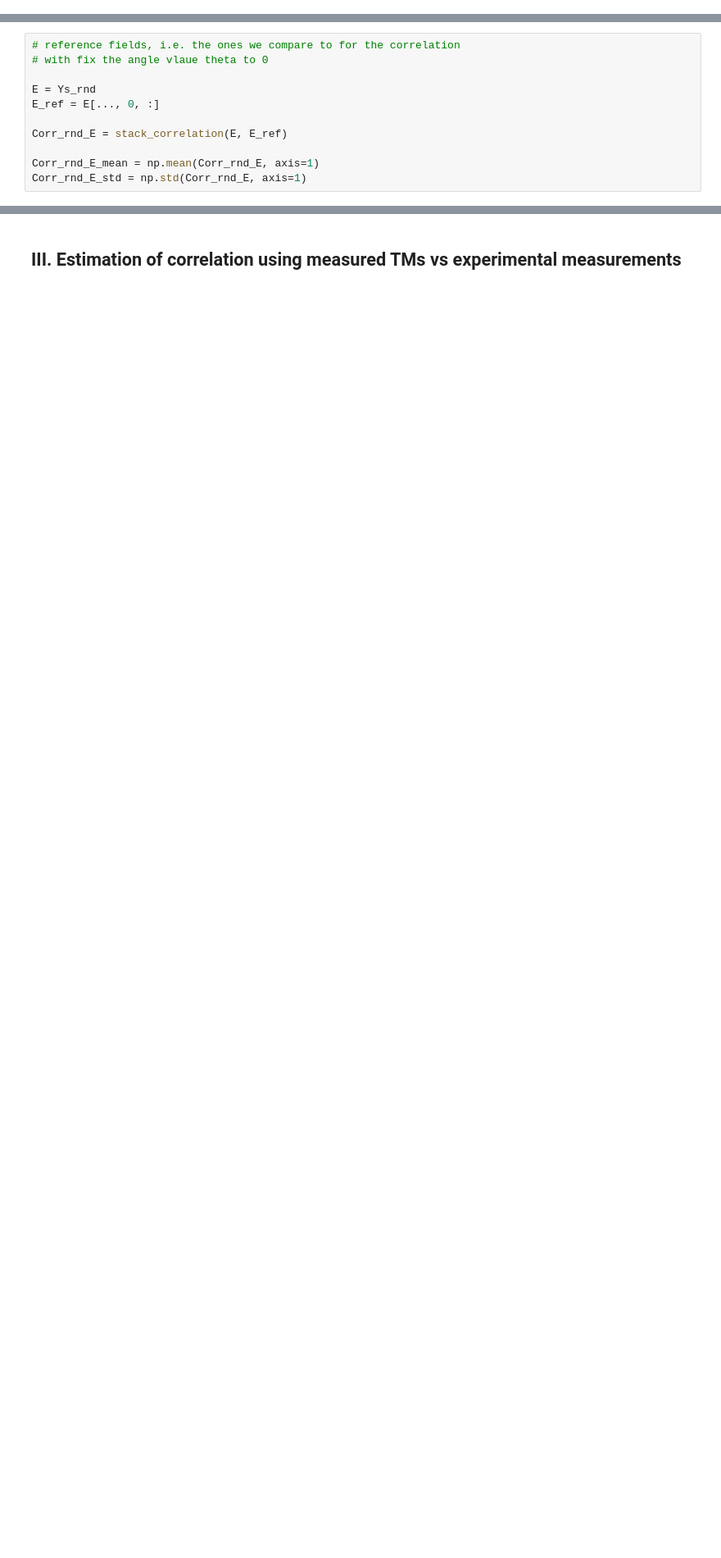
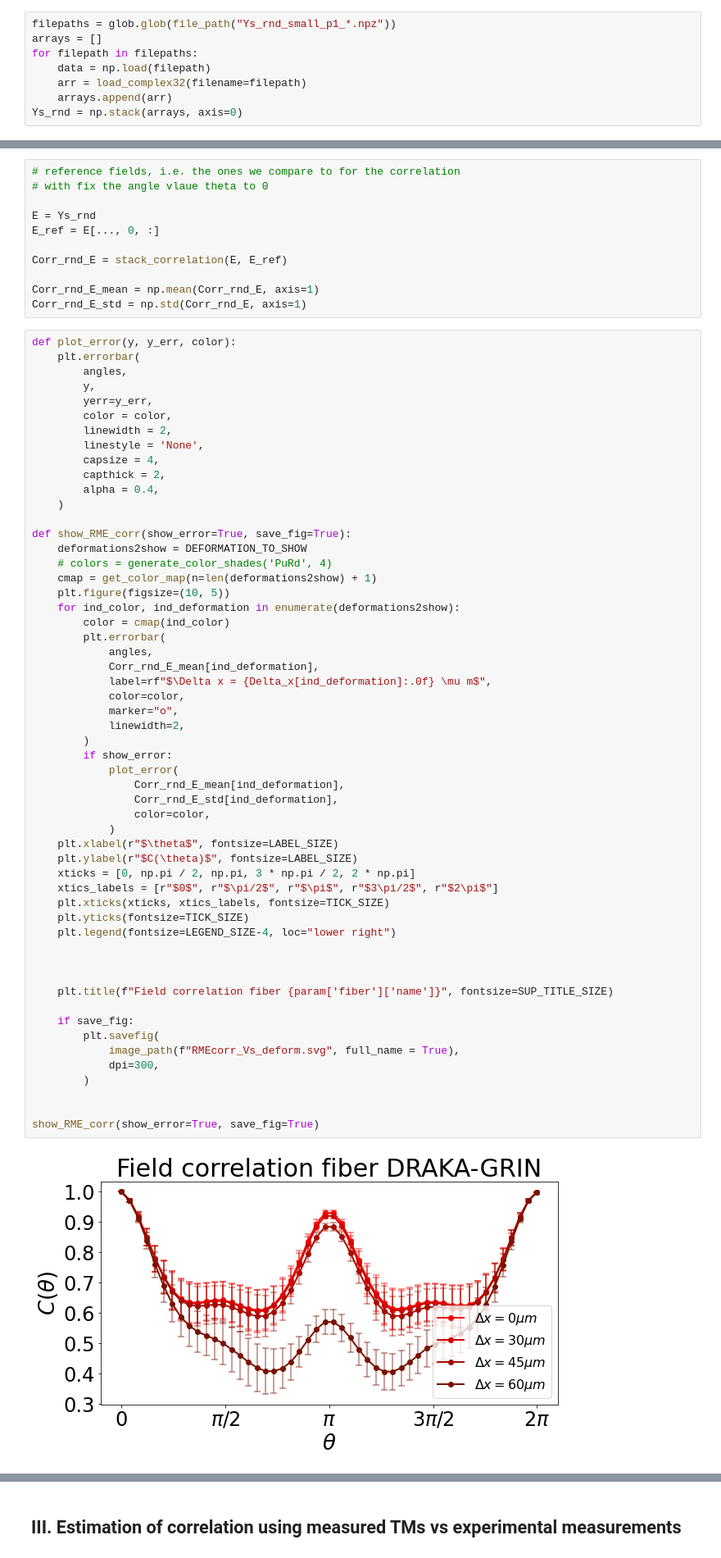
Before and after one commit to wavefrontshaping/article_RME_2023, a Jupyter notebook: Validation_and_tests/Validation_and_tests.ipynb, the cells around one changed output, grey strips where cells are left out. Shown: that part at 82% size. Cells and saved outputs as stored; diff of their text form; blank space fills up the shorter version.

```diff
--- a/Validation_and_tests/Validation_and_tests.ipynb
+++ b/Validation_and_tests/Validation_and_tests.ipynb
@@ -92,3 +102,11 @@ for filepath in filepaths:
     arr = load_complex32(filename=filepath)
     arrays.append(arr)
 Ys_rnd = np.stack(arrays, axis=0)
+# %%
+filepaths = glob.glob(file_path("Ys_rnd_small_p1_*.npz"))
+arrays = []
+for filepath in filepaths:
+    data = np.load(filepath)
+    arr = load_complex32(filename=filepath)
+    arrays.append(arr)
+Ys_rnd = np.stack(arrays, axis=0)
@@ -157,3 +207,60 @@ Corr_rnd_E = stack_correlation(E, E_ref)
 
 Corr_rnd_E_mean = np.mean(Corr_rnd_E, axis=1)
 Corr_rnd_E_std = np.std(Corr_rnd_E, axis=1)
+# %%
+def plot_error(y, y_err, color):
+    plt.errorbar(
+        angles,
+        y,
+        yerr=y_err,
+        color = color,
+        linewidth = 2,
+        linestyle = 'None',
+        capsize = 4,
+        capthick = 2,
+        alpha = 0.4,
+    )
+
+def show_RME_corr(show_error=True, save_fig=True):
+    deformations2show = DEFORMATION_TO_SHOW
+    # colors = generate_color_shades('PuRd', 4)
+    cmap = get_color_map(n=len(deformations2show) + 1)
+    plt.figure(figsize=(10, 5))
+    for ind_color, ind_deformation in enumerate(deformations2show):
+        color = cmap(ind_color)
+        plt.errorbar(
+            angles,
+            Corr_rnd_E_mean[ind_deformation],
+            label=rf"$\Delta x = {Delta_x[ind_deformation]:.0f} \mu m$",
+            color=color,
+            marker="o",
+            linewidth=2,
+        )
+        if show_error:
+            plot_error(
+                Corr_rnd_E_mean[ind_deformation],
+                Corr_rnd_E_std[ind_deformation],
+                color=color,
+            )
+    plt.xlabel(r"$\theta$", fontsize=LABEL_SIZE)
+    plt.ylabel(r"$C(\theta)$", fontsize=LABEL_SIZE)
+    xticks = [0, np.pi / 2, np.pi, 3 * np.pi / 2, 2 * np.pi]
+    xtics_labels = [r"$0$", r"$\pi/2$", r"$\pi$", r"$3\pi/2$", r"$2\pi$"]
+    plt.xticks(xticks, xtics_labels, fontsize=TICK_SIZE)
+    plt.yticks(fontsize=TICK_SIZE)
+    plt.legend(fontsize=LEGEND_SIZE-4, loc="lower right")
+
+
+
+    plt.title(f"Field correlation fiber {param['fiber']['name']}", fontsize=SUP_TITLE_SIZE)
+
+    if save_fig:
+        plt.savefig(
+            image_path(f"RMEcorr_Vs_deform.svg", full_name = True),
+            dpi=300,
+        )
+
+
+show_RME_corr(show_error=True, save_fig=True)
+# %% [output]
+[figure, added]
```
Also changed, not shown: parts of 20 cells of this notebook, 2 other files.
